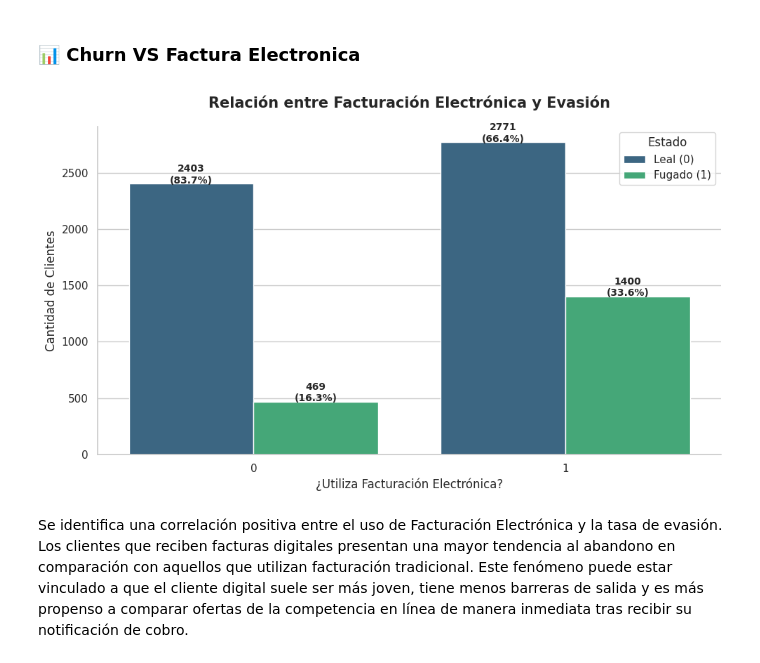
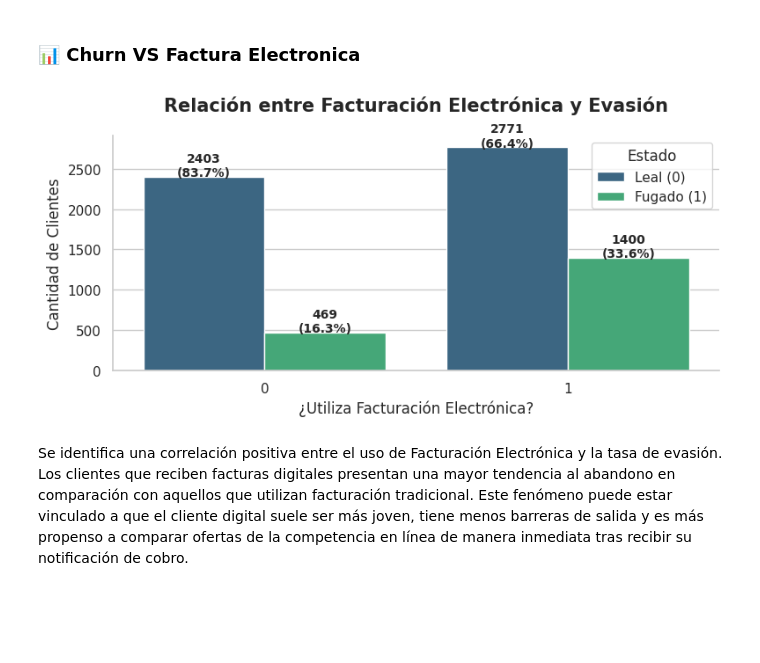
Before and after one commit to DaniGa-Mo/Challenge_TelecomX, a Jupyter notebook: TelecomX_LATAM.ipynb, the cells around one changed output. Saved outputs shown, nothing was run; the diff lists cells and outputs as text; code cells hidden in the pictures; blank space fills up the shorter version.

```diff
--- a/TelecomX_LATAM.ipynb
+++ b/TelecomX_LATAM.ipynb
@@ -654,40 +659,41 @@ stats_paperless = df_normalizado.groupby('account.PaperlessBilling')['Churn'].va
 
 # 2. Configuración estética
 sns.set_theme(style="whitegrid")
-plt.figure(figsize=(10, 6))
+plt.figure(figsize=(8, 4))
 
 # 3. Gráfico de barras agrupadas (hue='Churn' para evitar warnings)
 ax = sns.countplot(
     x='account.PaperlessBilling',
     hue='Churn',
     data=df_normalizado,
     palette='viridis'
 )
 
 # 4. Agregar etiquetas de cantidad y porcentaje
 for i, p in enumerate(ax.patches):
     height = p.get_height()
     if height > 0:
         n_categories = len(stats_paperless.index)
         cat_idx = i % n_categories
         churn_type = 1 if i >= n_categories else 0
         percentage = stats_paperless.iloc[cat_idx, churn_type]
 
         ax.text(p.get_x() + p.get_width()/2., height + 5,
                 f'{int(height)}\n({percentage:.1f}%)',
                 ha="center", fontsize=10, fontweight='bold')
 
 # 5. Personalización
 plt.title('Relación entre Facturación Electrónica y Evasión', fontsize=15, pad=20, fontweight='bold')
 plt.xlabel('¿Utiliza Facturación Electrónica?', fontsize=12)
 plt.ylabel('Cantidad de Clientes', fontsize=12)
 plt.legend(title='Estado', labels=['Leal (0)', 'Fugado (1)'])
 
 sns.despine()
 plt.tight_layout()
+plt.savefig("churn_vs_Factura_electronica.png", bbox_inches="tight")
 plt.show()
 # %% [output]
-[figure, old version]
+[figure, new version]
 # %% [markdown]
 Se identifica una correlación positiva entre el uso de Facturación Electrónica y la tasa de evasión. Los clientes que reciben facturas digitales presentan una mayor tendencia al abandono en comparación con aquellos que utilizan facturación tradicional. Este fenómeno puede estar vinculado a que el cliente digital suele ser más joven, tiene menos barreras de salida y es más propenso a comparar ofertas de la competencia en línea de manera inmediata tras recibir su notificación de cobro.
 # %% [markdown]
```
Also changed, not shown: parts of 19 cells of this notebook.
